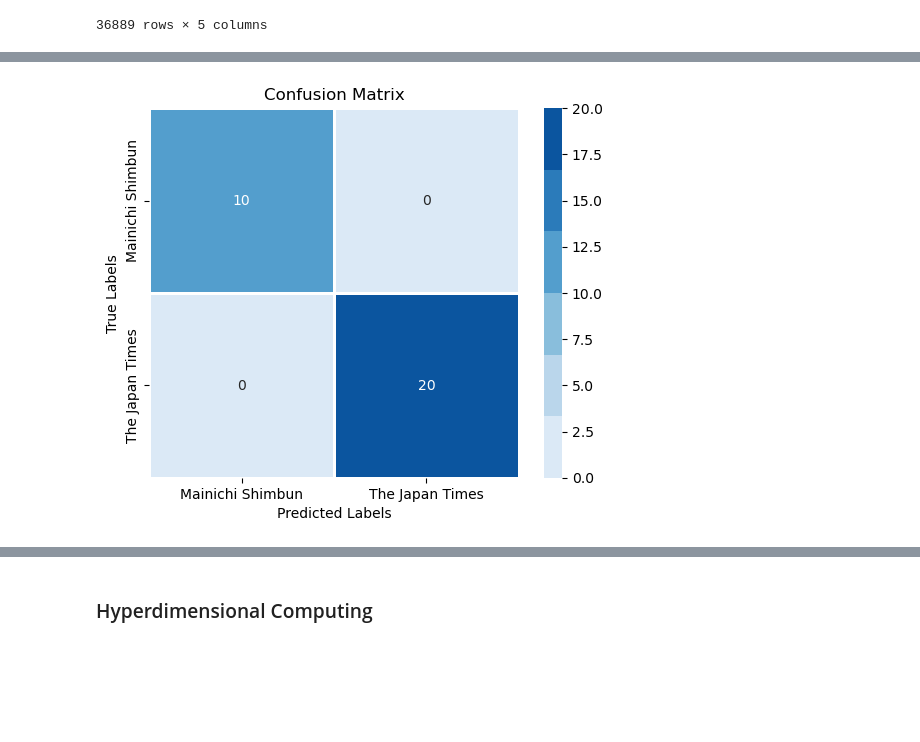
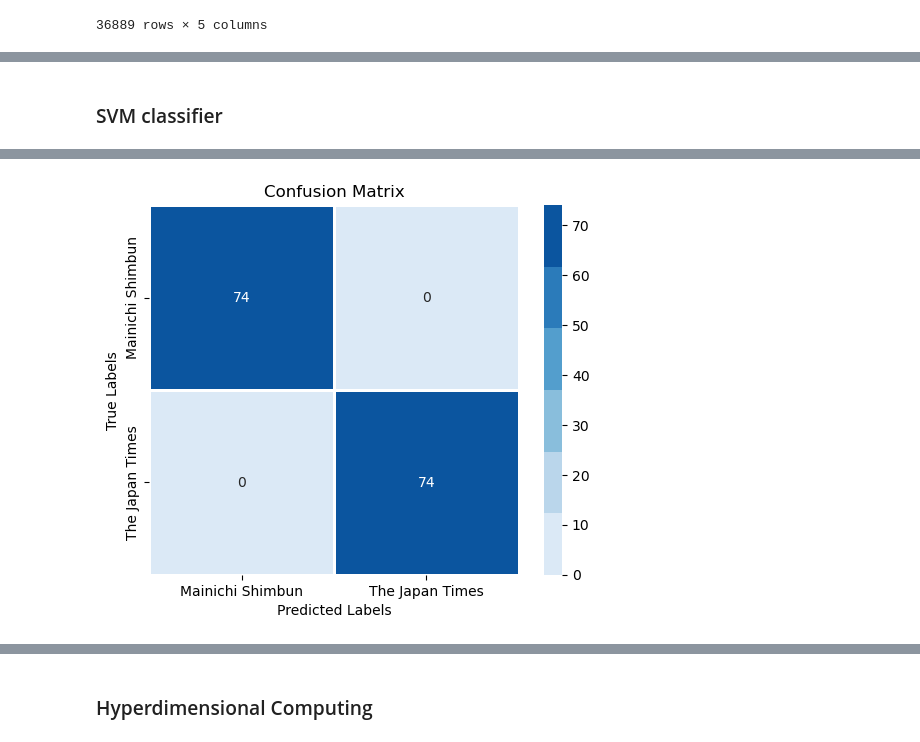
Before and after one commit to GiacomoBacchetta/digitiamo_test, a Jupyter notebook: test.ipynb, the cells around one changed output, grey strips where cells are left out. Cells and saved outputs as stored; diff of their text form; code cells hidden in the pictures; blank space fills up the shorter version.

```diff
--- a/test.ipynb
+++ b/test.ipynb
@@ -38,2 +38,10 @@ memory usage: 1.4+ MB
 # %%
 df = df.dropna(subset=['text']) # per ora elimino solo i NaN su date e testi che sono quelli che interessano per la classificazione
+
+print(df.info()) # da qui notiamo come author e text hanno dei valori NaN
+print(df.describe())
+
+df['text'] = df['text'].apply(lambda x: x.lower())
+
+for char in [':', '.', ';', ',', '+', '-', '(', ')', '[', ']', '!', '?', '@', '$', '&', '#', '|', '^', '_', '-']:
+    df['text'] = df['text'].apply(lambda x: x.replace(':', ''))
@@ -93,3 +106,5 @@ df_final = pd.concat([df_filtered, df[df['source'] == 'Mainichi Shimbun']])
+# %% [markdown]
+### SVM classifier
 # %%
 # nel momento in cui le classi, le etichette, sono solo due possiamo implementare una SVM come classificatore lineare
 
@@ -102,20 +117,23 @@ vectorizer = CountVectorizer()
 X = vectorizer.fit_transform(df_final['text'])
 
 # Splitto in training e validation set
-X_train, X_val, y_train, y_val = train_test_split(X, df_final['source'], test_size=0.2, random_state=34)
+# X_train, X_val, y_train, y_val = train_test_split(X, df_final['source'], test_size=0.001, random_state=34)
+
+X_train = X
+y_train = df_final['source']
 
 
 svm_classifier = SVC(kernel='linear')
 svm_classifier.fit(X_train, y_train)
 
-y_pred = svm_classifier.predict(X_val)
+y_pred = svm_classifier.predict(X_train)
 
 # Scoring
-accuracy = accuracy_score(y_val, y_pred)
-print(f"Accuracy: {accuracy:.2f}")
+accuracy = accuracy_score(y_train, y_pred)
+print(f"Accuracy: {accuracy:.5f}")
 
 
-cm = confusion_matrix(y_val, y_pred)
+cm = confusion_matrix(y_train, y_pred)
 
 import seaborn as sns
 cmap = sns.color_palette("Blues")
@@ -132 +150 @@ Accuracy: 1.00
-[figure, old version]
+[figure, new version]
```
Also changed, not shown: parts of 20 cells of this notebook.
